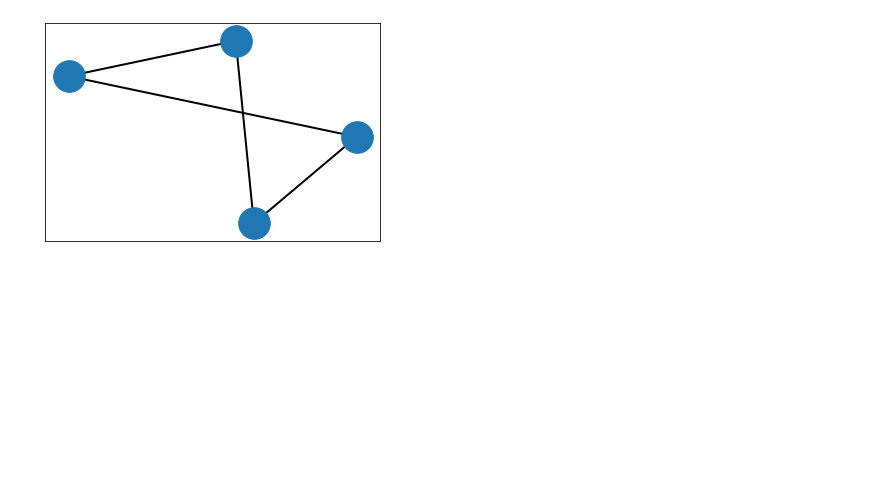
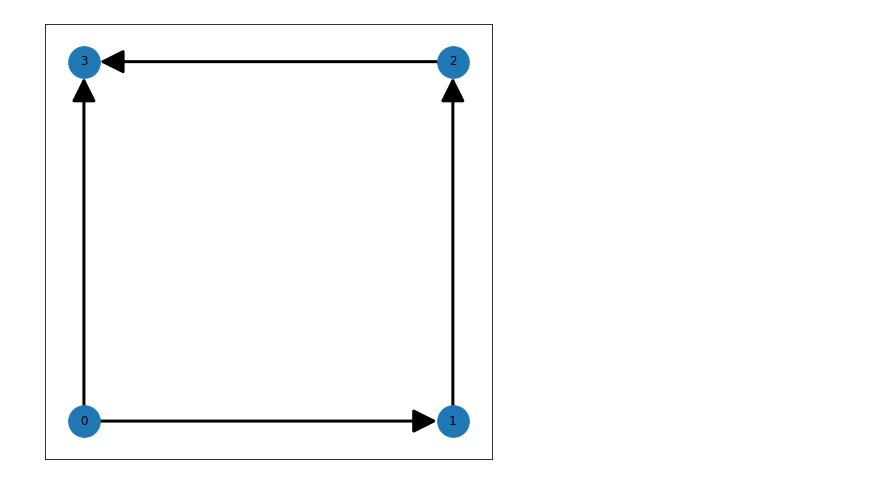
Before and after one commit to Chibikuri/qwopt, a Jupyter notebook: notebook/Untitled.ipynb, the cells around one changed output. Cells and saved outputs as stored; diff of their text form; code cells hidden in the pictures; blank space fills up the shorter version.

```diff
--- a/notebook/Untitled.ipynb
+++ b/notebook/Untitled.ipynb
@@ -124,15 +124,17 @@ import matplotlib.pyplot as plt
 # %%
 target_graph = np.array([[0, 1, 0, 1],
                                 [0, 0, 1, 0],
                                 [0, 1, 0, 1],
                                 [0, 0, 1, 0]])
-G = nx.from_numpy_matrix(target_graph)
-pos = nx.layout.spring_layout(G)
-nodes = nx.draw_networkx_nodes(G, pos, node_size=1000)
-edges = nx.draw_networkx_edges(G, pos, node_size=1000, arrowstyle='->',
-                               arrowsize=10, edge_cmap=plt.cm.Blues, width=2)
+Gs = nx.from_numpy_matrix(target_graph)
+G = nx.MultiDiGraph()
+pos = [(1, 1), (5, 1), (5, 5), (1, 5)]
+G.add_edges_from(Gs.edges())
+plt.figure(figsize=(8,8))
+nx.draw_networkx(G, pos, node_size=1000, width=3, arrowsize=50)
+plt.show()
 # %% [output]
-[figure, old version]
+[figure, new version]
 # %%
 target_graph = np.array([[0, 1, 0, 0, 0, 0, 0, 1],
                                 [0, 0, 1, 0, 0, 0, 0, 0],
```
Also changed, not shown: parts of 2 cells of this notebook, 3 other files.
